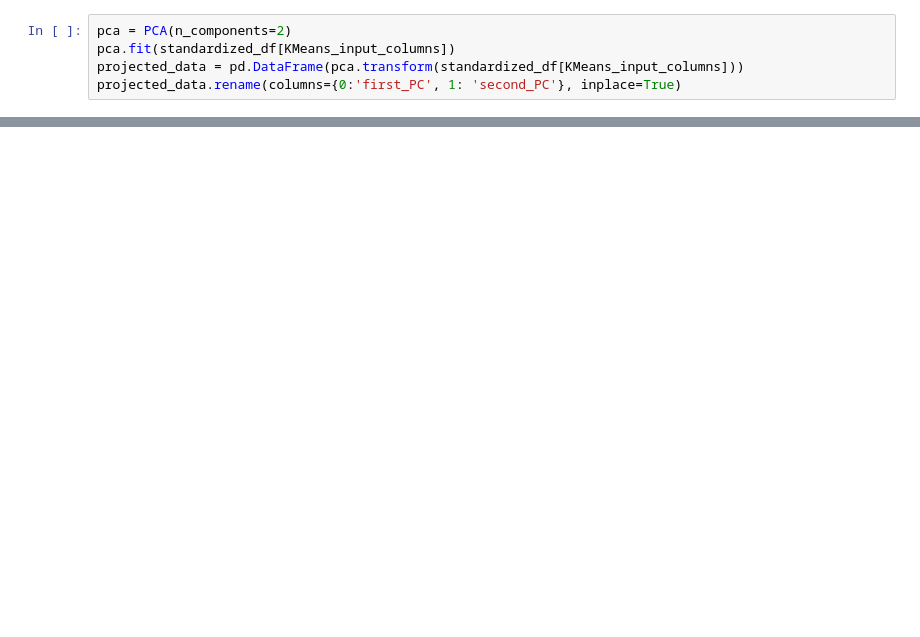
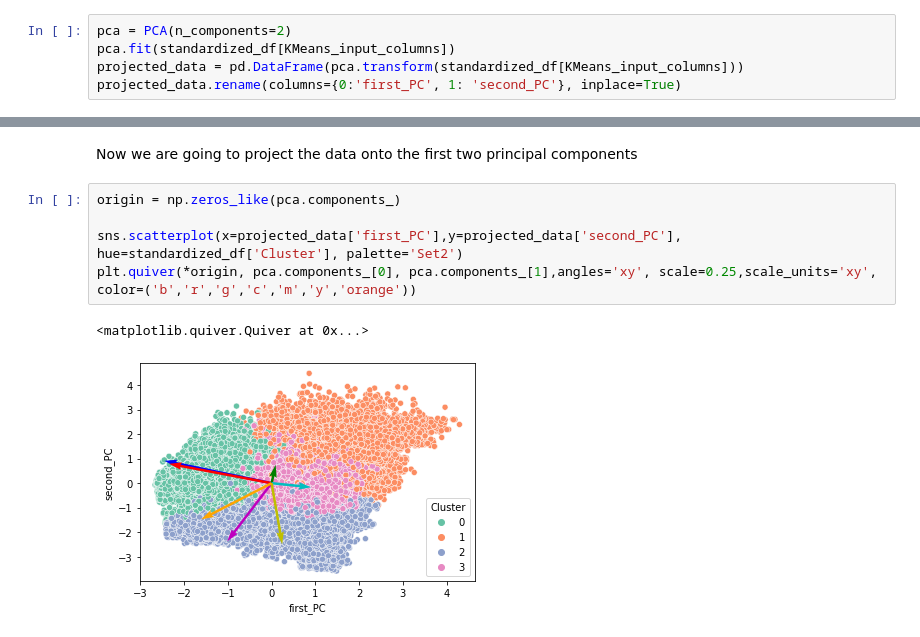
Before and after one commit to neuhart/Doing_DataScience_SS22, a Jupyter notebook: Clustering_p.ipynb, the cells around one changed output, grey strips where cells are left out. Saved outputs shown, nothing was run; the diff lists cells and outputs as text; blank space fills up the shorter version.

```diff
--- a/Clustering_p.ipynb
+++ b/Clustering_p.ipynb
@@ -119,0 +137,10 @@ for i, txt in enumerate(KMeans_input_columns):
+# %% [markdown]
+Now we are going to project the data onto the first two principal components
+# %%
+origin = np.zeros_like(pca.components_)
+
+sns.scatterplot(x=projected_data['first_PC'],y=projected_data['second_PC'], hue=standardized_df['Cluster'], palette='Set2')
+plt.quiver(*origin, pca.components_[0], pca.components_[1],angles='xy', scale=0.25,scale_units='xy', color=('b','r','g','c','m','y','orange'))
+# %% [output]
+<matplotlib.quiver.Quiver at 0x...>
+[figure, added]
```
Also changed, not shown: parts of 20 cells of this notebook.
